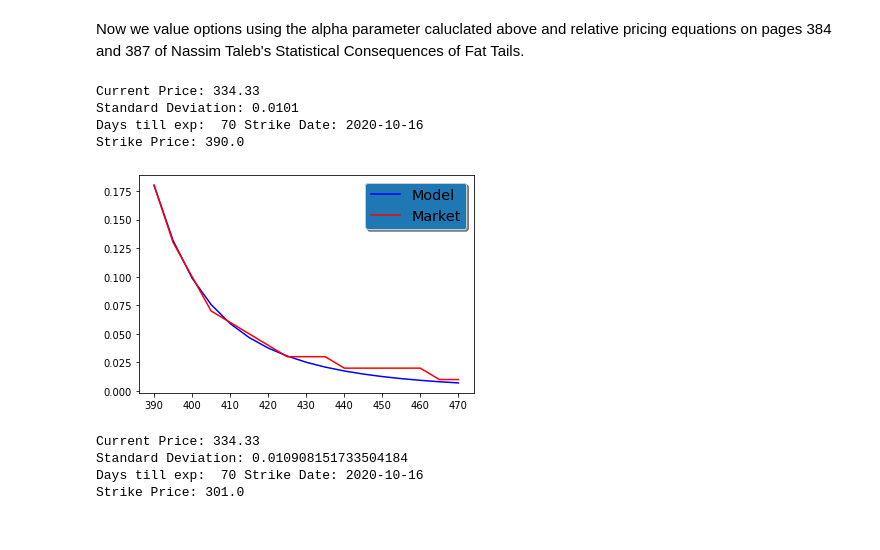
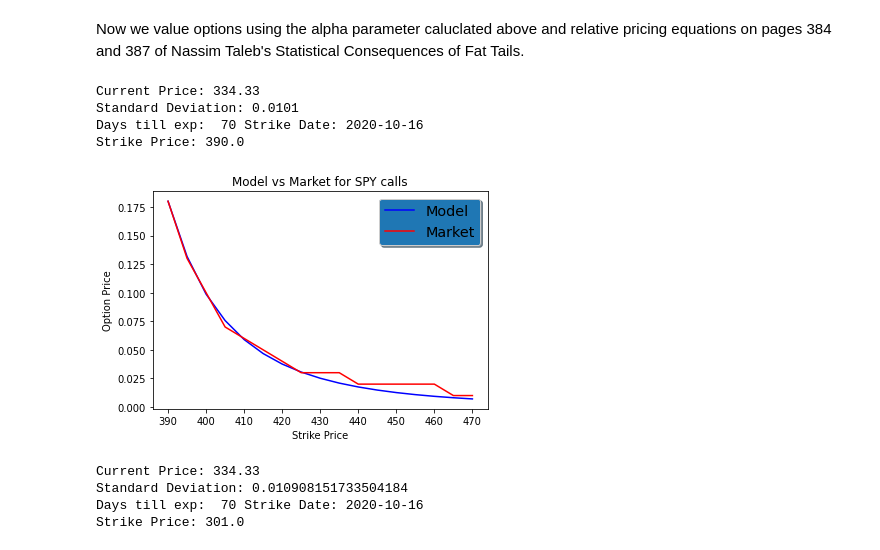
Before and after one commit to irrationomical/OOTM-Option-Pricing-with-Power-Laws-and-News, a Jupyter notebook: alpha_estimation.ipynb, the cells around one changed output. Drawn from its saved outputs; the diff is of its cells as text; code cells hidden in the pictures.

```diff
--- a/alpha_estimation.ipynb
+++ b/alpha_estimation.ipynb
@@ -448,19 +448,23 @@ def check_calls(symbol, start = '2010-01-01', window_length = 1):
   above_k1_df['model_value'] = PK1 * ((above_k1_df['strike'] - S0)/(K1 - S0))**(1-a)
   return above_k1_df
 # %%
-d = check_calls('SPY', window_length=2)
+ticker = 'SPY'
+d = check_calls(ticker, window_length=2)
 fig, ax = plt.subplots()
 ax.plot(d['strike'], d['model_value'], c="blue", label='Model')
 ax.plot(d['strike'], d['ask'],c="red", label='Market')
 legend = ax.legend(loc='upper right', shadow=True, fontsize='x-large')
 legend.get_frame().set_facecolor('C0')
+plt.xlabel("Strike Price")
+plt.ylabel("Option Price")
+plt.title("Model vs Market for %s calls" % (ticker))
 plt.show()
 # %% [output]
 Current Price: 334.33
 Standard Deviation: 0.0101
 Days till exp:  70 Strike Date: 2020-10-16
 Strike Price: 390.0
-[figure, old version]
+[figure, new version]
 # %%
 def check_puts(symbol,start = '2010-01-01', interval='1d'):
   # get todays date
```
